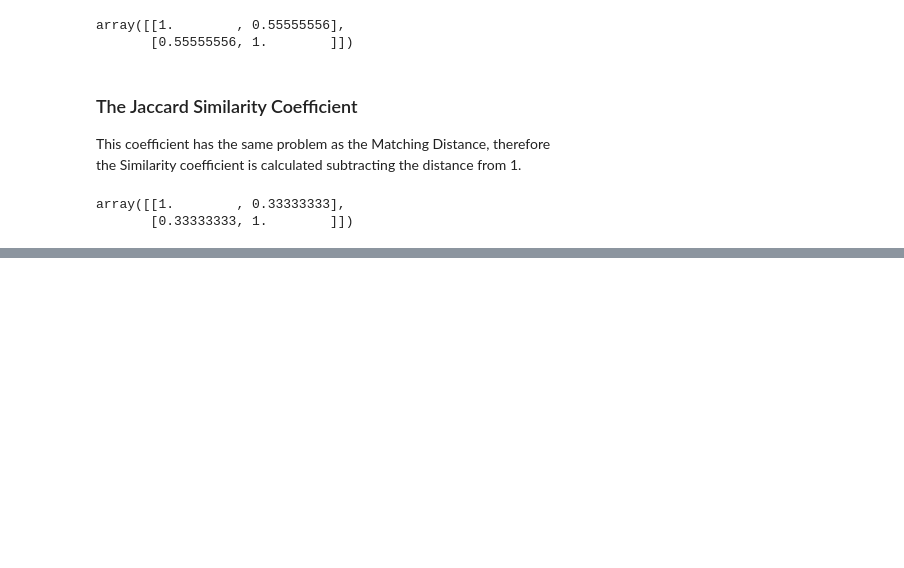
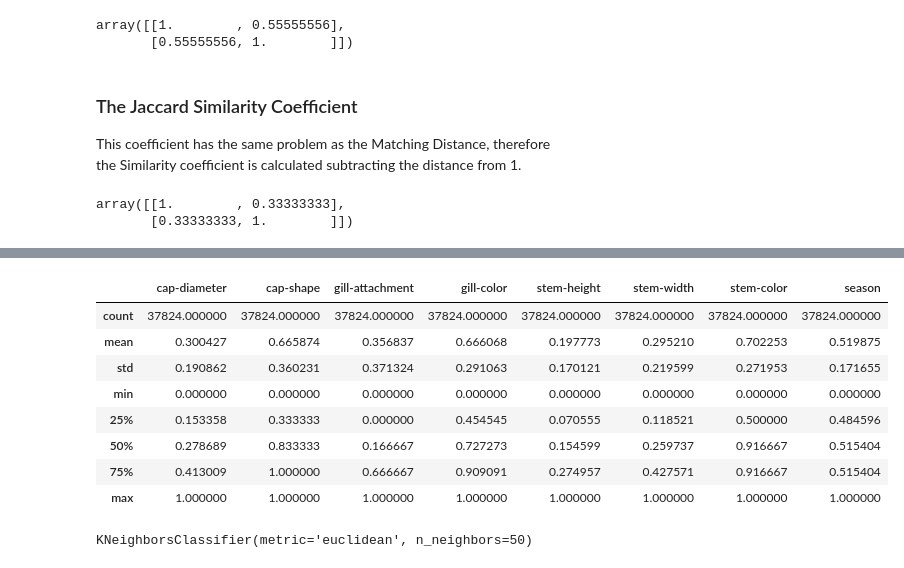
Before and after one commit to fernandohitmas/unstructured_data_mining, a Jupyter notebook: scripts/similarity_measures.ipynb, the cells around one changed output, grey strips where cells are left out. Saved outputs shown, nothing was run; the diff lists cells and outputs as text; code cells hidden in the pictures; blank space fills up the shorter version.

```diff
--- a/scripts/similarity_measures.ipynb
+++ b/scripts/similarity_measures.ipynb
@@ -374,0 +418,3 @@ array([[1.        , 0.33333333],
+# %%
+X = data.iloc[:, :-1]
+y = data.iloc[:, -1:]
@@ -374,0 +439,2 @@ array([[1.        , 0.33333333],
+# %%
+X_train, X_test, y_train, y_test = train_test_split(X, y, test_size=0.30, random_state=42)
@@ -374,0 +443,3 @@ array([[1.        , 0.33333333],
+# %%
+clf = KNeighborsClassifier(n_neighbors=50, metric='euclidean')
+clf.fit(X_train, y_train)
@@ -374,0 +465,7 @@ array([[1.        , 0.33333333],
+# %%
+scaler = MinMaxScaler()
+scaler.fit(X_train)
+data_scaled_train = scaler.transform(X_train)
+X_scaled_train = pd.DataFrame(data=data_scaled_train, columns=X_train.columns)
+data_scaled_test = scaler.transform(X_test)
+X_scaled_test = pd.DataFrame(data=data_scaled_test, columns=X_train.columns)
@@ -374,0 +481,17 @@ array([[1.        , 0.33333333],
+# %%
+X_scaled_train.describe()
+# %% [output]
+|  | cap-diameter | cap-shape | gill-attachment | gill-color | stem-height | stem-width | stem-color | season |
+| count | 37824.000000 | 37824.000000 | 37824.000000 | 37824.000000 | 37824.000000 | 37824.000000 | 37824.000000 | 37824.000000 |
+| mean | 0.300427 | 0.665874 | 0.356837 | 0.666068 | 0.197773 | 0.295210 | 0.702253 | 0.519875 |
+| std | 0.190862 | 0.360231 | 0.371324 | 0.291063 | 0.170121 | 0.219599 | 0.271953 | 0.171655 |
+| min | 0.000000 | 0.000000 | 0.000000 | 0.000000 | 0.000000 | 0.000000 | 0.000000 | 0.000000 |
+| 25% | 0.153358 | 0.333333 | 0.000000 | 0.454545 | 0.070555 | 0.118521 | 0.500000 | 0.484596 |
+| 50% | 0.278689 | 0.833333 | 0.166667 | 0.727273 | 0.154599 | 0.259737 | 0.916667 | 0.515404 |
+| 75% | 0.413009 | 1.000000 | 0.666667 | 0.909091 | 0.274957 | 0.427571 | 0.916667 | 0.515404 |
+| max | 1.000000 | 1.000000 | 1.000000 | 1.000000 | 1.000000 | 1.000000 | 1.000000 | 1.000000 |
+# %%
+clf = KNeighborsClassifier(n_neighbors=50, metric='euclidean')
+clf.fit(X_scaled_train, y_train)
+# %% [output]
+KNeighborsClassifier(metric='euclidean', n_neighbors=50)
```
Also changed, not shown: parts of 19 cells of this notebook.
